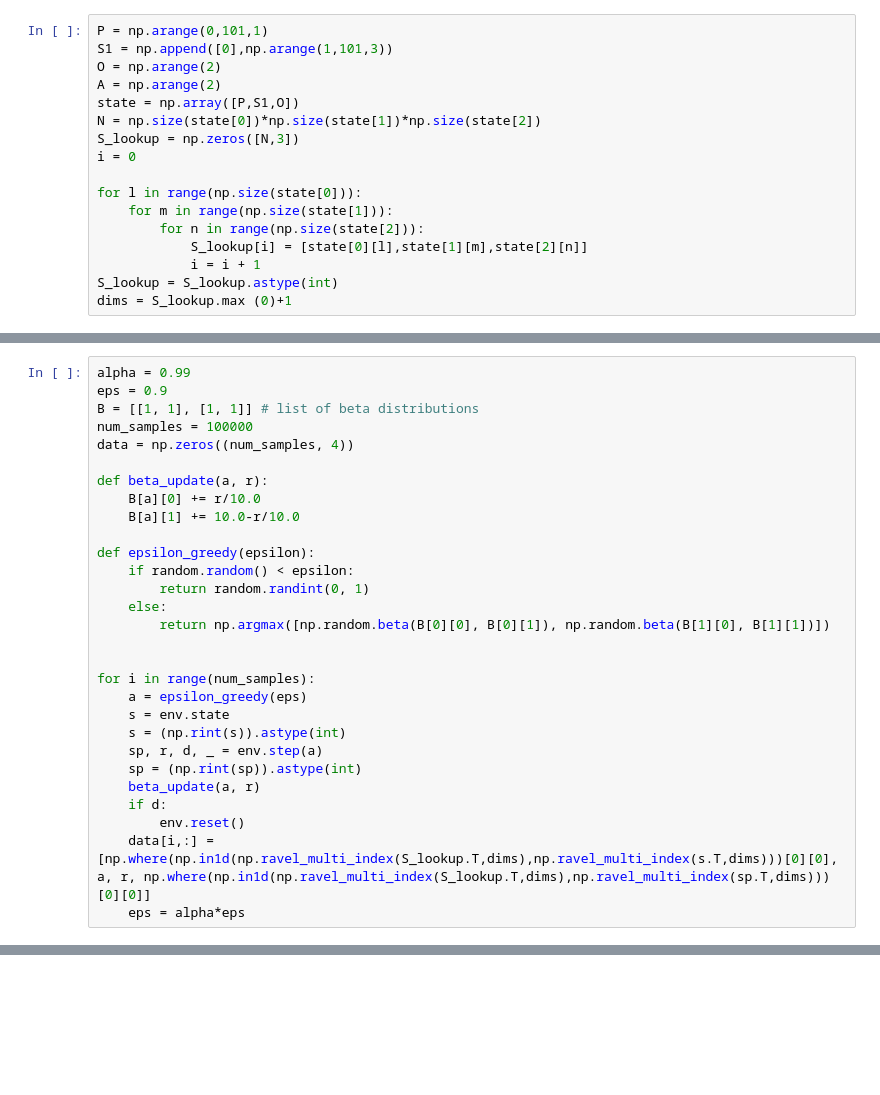
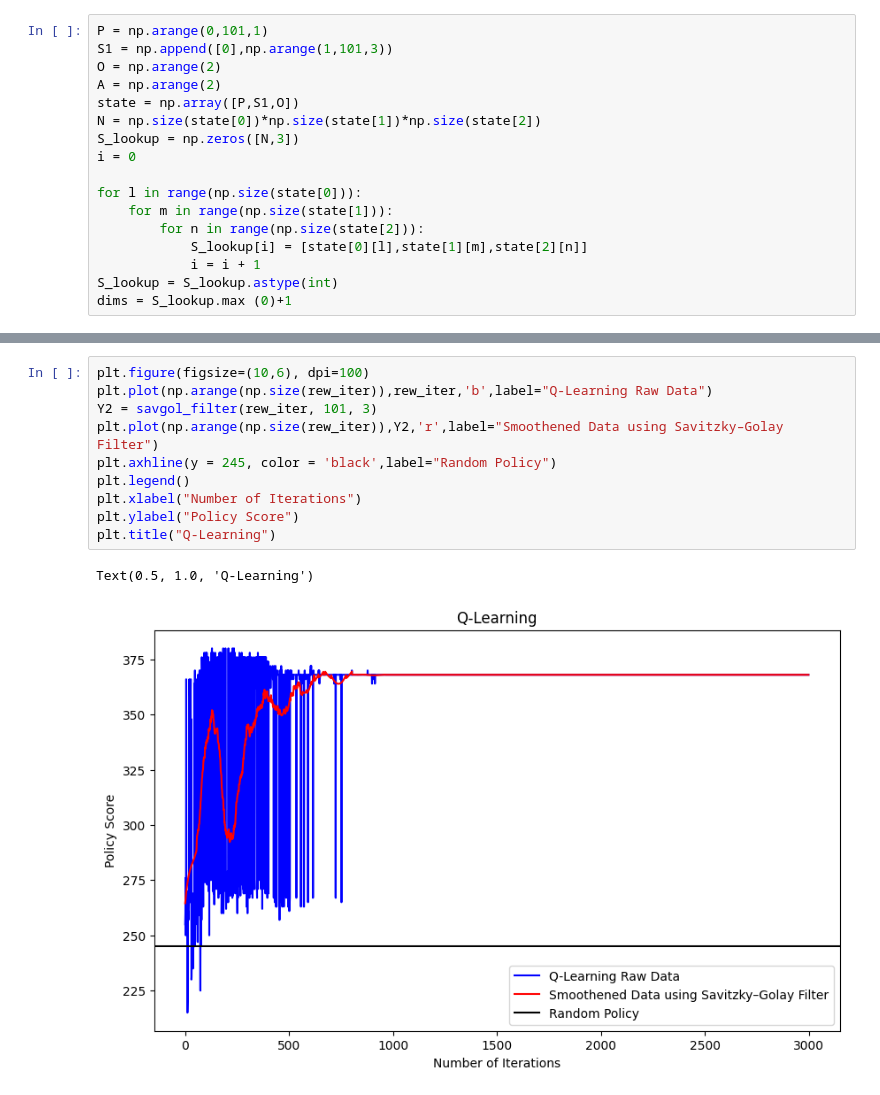
Before and after one commit to rickyparada6/AA228, a Jupyter notebook: AA228_Env_Ricky.ipynb, the cells around one changed output, grey strips where cells are left out. Drawn from its saved outputs; the diff is of its cells as text; blank space fills up the shorter version.

Commit message:
Q-learning update

```diff
--- a/AA228_Env_Ricky.ipynb
+++ b/AA228_Env_Ricky.ipynb
@@ -168,29 +167,0 @@ dims = S_lookup.max (0)+1
-# %%
-alpha = 0.99
-eps = 0.9
-B = [[1, 1], [1, 1]] # list of beta distributions
-num_samples = 100000
-data = np.zeros((num_samples, 4))
-
-def beta_update(a, r):
-    B[a][0] += r/10.0
-    B[a][1] += 10.0-r/10.0
-
-def epsilon_greedy(epsilon):
-    if random.random() < epsilon:
-        return random.randint(0, 1)
-    else:
-        return np.argmax([np.random.beta(B[0][0], B[0][1]), np.random.beta(B[1][0], B[1][1])])
-
-
-for i in range(num_samples):
-    a = epsilon_greedy(eps)
-    s = env.state
-    s = (np.rint(s)).astype(int)
-    sp, r, d, _ = env.step(a)
-    sp = (np.rint(sp)).astype(int)
-    beta_update(a, r)
-    if d:
-        env.reset()
-    data[i,:] = [np.where(np.in1d(np.ravel_multi_index(S_lookup.T,dims),np.ravel_multi_index(s.T,dims)))[0][0], a, r, np.where(np.in1d(np.ravel_multi_index(S_lookup.T,dims),np.ravel_multi_index(sp.T,dims)))[0][0]]
-    eps = alpha*eps
@@ -245 +231,14 @@ print(pol)
+# %%
+plt.figure(figsize=(10,6), dpi=100)
+plt.plot(np.arange(np.size(rew_iter)),rew_iter,'b',label="Q-Learning Raw Data")
+Y2 = savgol_filter(rew_iter, 101, 3)
+plt.plot(np.arange(np.size(rew_iter)),Y2,'r',label="Smoothened Data using Savitzky–Golay Filter")
+plt.axhline(y = 245, color = 'black',label="Random Policy")
+plt.legend()
+plt.xlabel("Number of Iterations")
+plt.ylabel("Policy Score")
+plt.title("Q-Learning")
+# %% [output]
+Text(0.5, 1.0, 'Q-Learning')
+[figure, added]
 # %%
```
Also changed, not shown: parts of 10 cells of this notebook, 2 other files.
